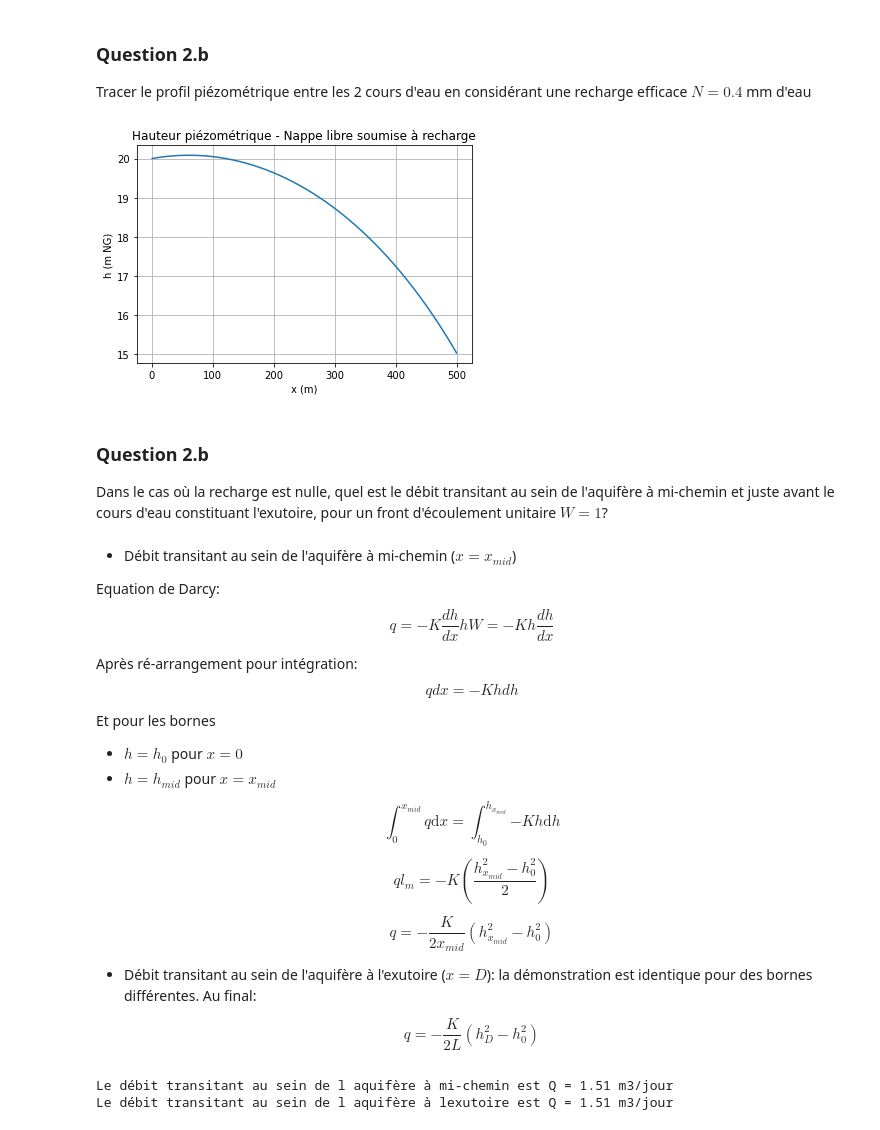
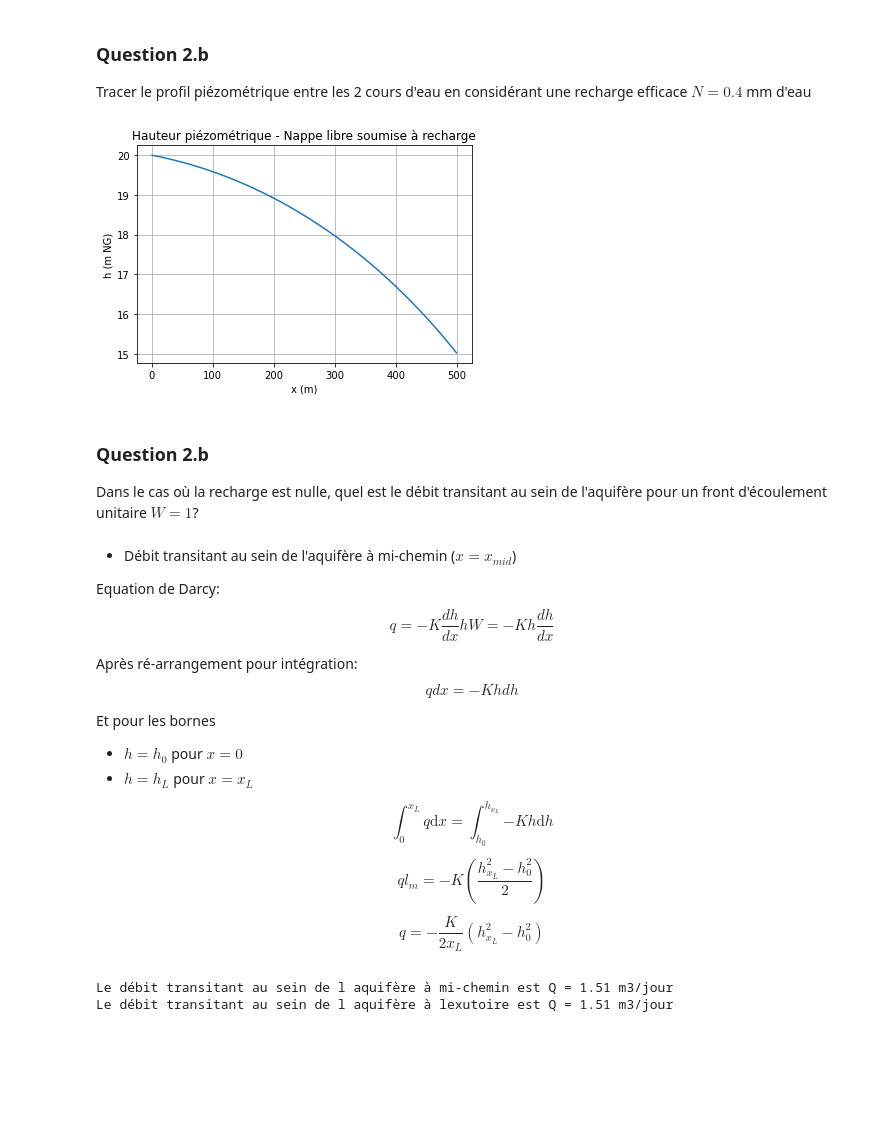
Before and after one commit to larroque852/NB_ENS2_diffusivite, a Jupyter notebook: ENS2_diff_steady.ipynb, the cells around one changed output. Drawn from its saved outputs; the diff is of its cells as text; code cells hidden in the pictures; blank space fills up the shorter version.

```diff
--- a/ENS2_diff_steady.ipynb
+++ b/ENS2_diff_steady.ipynb
@@ -226,31 +226,31 @@ Tracer le profil piézométrique entre les 2 cours d'eau en considérant une rec
 # %%
 import numpy as np
 import scipy.special as sp
 import matplotlib.pyplot as plt
 
 K = 1e-4*86400 #m/j
 h0 = 20 #mNG
 hL = 15 #mNG
-N = - 0.008 #m H2O (signe - signifie entree dans le systeme / on peut changer la convention en modifiant le signe de N dans l'equation)
+N = - 0.004 #m H2O (signe - signifie entree dans le systeme / on peut changer la convention en modifiant le signe de N dans l'equation)
 L = 500 #m
 
 # profil piézométrique
 x = np.arange(1,500,1)
 h = np.sqrt(h0 **2 + ((hL ** 2 - h0 ** 2)/(L)) * x - N/K* (L-x)*x)
 
 plt.title('Hauteur piézométrique - Nappe libre soumise à recharge')
 plt.xlabel('x (m)')
 plt.ylabel('h (m NG)')
 
 plt.grid()
 plt.plot(x,h)
 plt.show()
 # %% [output]
-[figure, old version]
+[figure, new version]
 # %% [markdown]
 ### Question 2.b
 
-Dans le cas où la recharge est nulle, quel est le débit transitant au sein de l'aquifère à mi-chemin et juste avant le cours d'eau constituant l'exutoire, pour un front d'écoulement unitaire $W=1$?
+Dans le cas où la recharge est nulle, quel est le débit transitant au sein de l'aquifère pour un front d'écoulement unitaire $W=1$?
 # %% [markdown]
 - Débit transitant au sein de l'aquifère à mi-chemin ($x=x_{mid}$)
 
@@ -266,25 +266,19 @@ $$
 
 Et pour les bornes
 - $ h = h_0 $ pour $ x = 0 $
-- $ h = h_{mid} $ pour $ x = x_{mid} $
+- $ h = h_L $ pour $ x = x_L $
 
 $$
-\int_{0}^{x_{mid}} {q}\mathrm{d}x = \int_{h_0}^{h_{x_{mid}}} {-Kh}\mathrm{d}h
+\int_{0}^{x_L} {q}\mathrm{d}x = \int_{h_0}^{h_{x_L}} {-Kh}\mathrm{d}h
 $$
 
 $$
-ql_m  = -K \left({\frac{h^2_{x_{mid}} - h^2_0}{2}} \right)
+ql_m  = -K \left({\frac{h^2_{x_L} - h^2_0}{2}} \right)
 $$
 
 $$
-q  = - \frac{K}{2x_{mid}} \left({h^2_{x_{mid}} - h^2_0} \right)
+q  = - \frac{K}{2x_L} \left({h^2_{x_L} - h^2_0} \right)
 $$
-
-- Débit transitant au sein de l'aquifère à l'exutoire ($x=D$): la démonstration est identique pour des bornes différentes. Au final:
-
-$$
-q  = - \frac{K}{2L} \left({h^2_{D} - h^2_0} \right)
-$$
 # %%
 import numpy as np
 import scipy.special as sp
```
Also changed, not shown: parts of 1 cell of this notebook.
